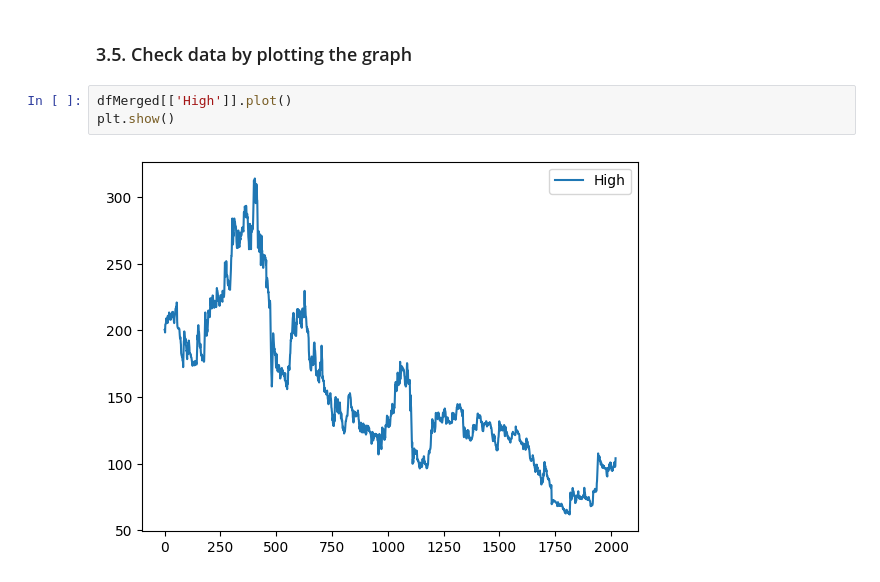
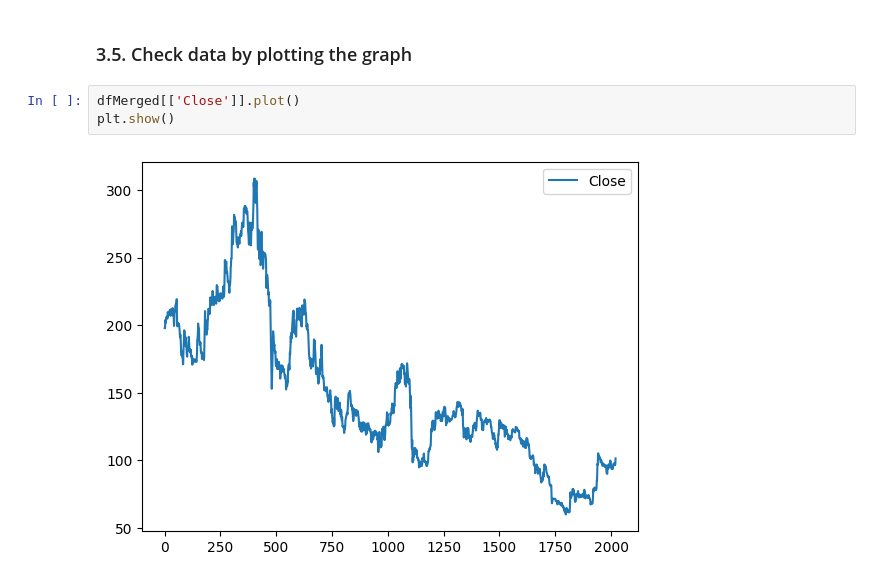
Before and after one commit to ZainUlMustafa/Stock-Prediction-using-News-Info-Sentiment, a Jupyter notebook: data_prep.ipynb, the cells around one changed output. Drawn from its saved outputs; the diff is of its cells as text.

```diff
--- a/data_prep.ipynb
+++ b/data_prep.ipynb
@@ -71,7 +71,7 @@ dfMerged.to_csv(outputCsvPath, index=False)
 # %% [markdown]
 ### 3.5. Check data by plotting the graph
 # %%
-dfMerged[['High']].plot()
+dfMerged[['Close']].plot()
 plt.show()
 # %% [output]
-[figure, old version]
+[figure, new version]
```
Also changed, not shown: 4 other files.
